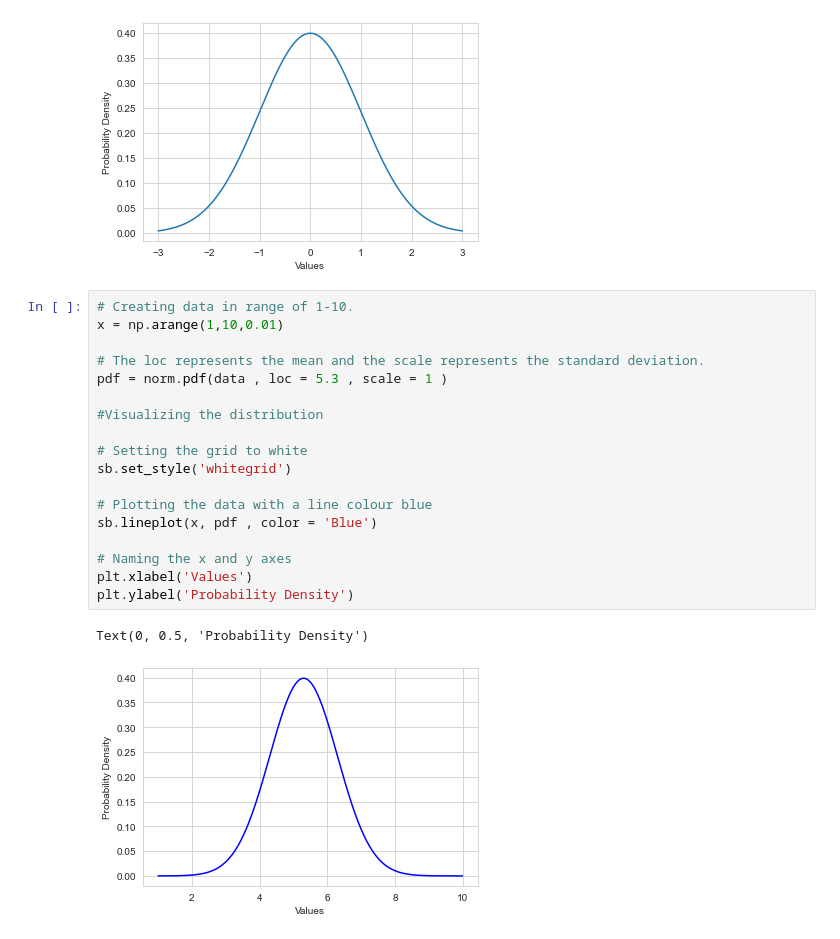
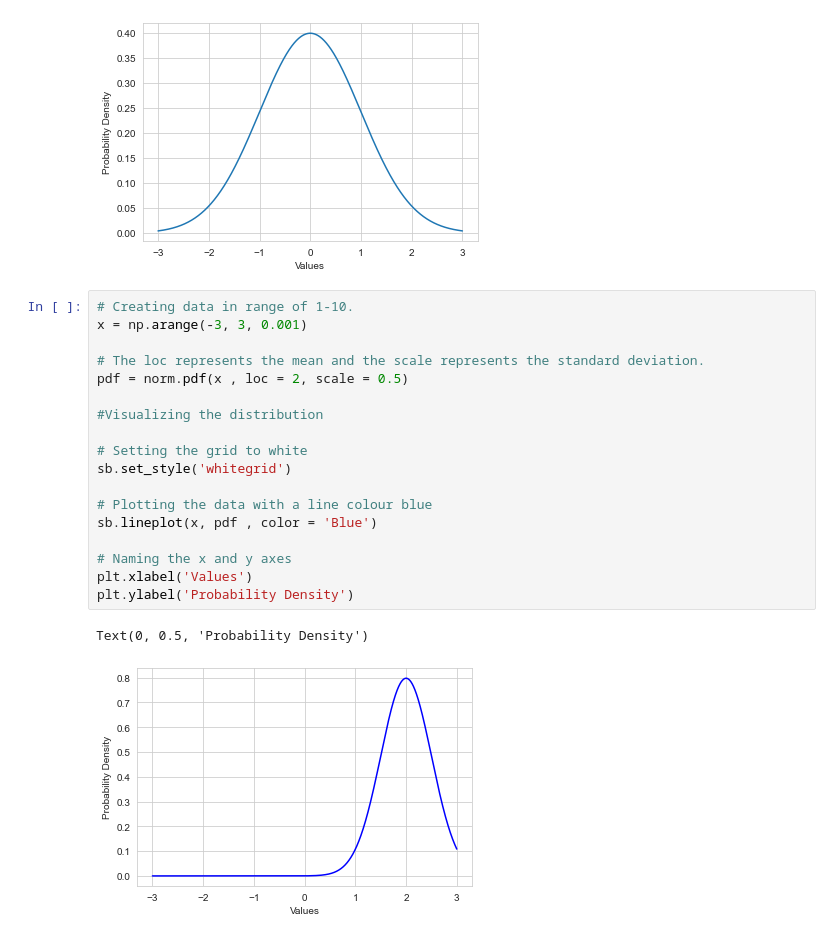
Before and after one commit to Ginafenn/funddata-assement, a Jupyter notebook: practicals/Normal Distribution.ipynb, the cells around one changed output. Saved outputs shown, nothing was run; the diff lists cells and outputs as text.

```diff
--- a/practicals/Normal Distribution.ipynb
+++ b/practicals/Normal Distribution.ipynb
@@ -115,24 +118,24 @@ Text(0, 0.5, 'Probability Density')
 [figure]
 # %%
 # Creating data in range of 1-10.
-x = np.arange(1,10,0.01)
+x = np.arange(-3, 3, 0.001)
 
 # The loc represents the mean and the scale represents the standard deviation.
-pdf = norm.pdf(data , loc = 5.3 , scale = 1 )
+pdf = norm.pdf(x , loc = 2, scale = 0.5)
 
 #Visualizing the distribution
 
 # Setting the grid to white
 sb.set_style('whitegrid')
 
 # Plotting the data with a line colour blue
 sb.lineplot(x, pdf , color = 'Blue')
 
 # Naming the x and y axes
 plt.xlabel('Values')
 plt.ylabel('Probability Density')
 # %% [output]
 Text(0, 0.5, 'Probability Density')
-[figure, old version]
+[figure, new version]
 # %% [markdown]
 ## References :
```
Also changed, not shown: parts of 9 cells of this notebook, 7 other files.
